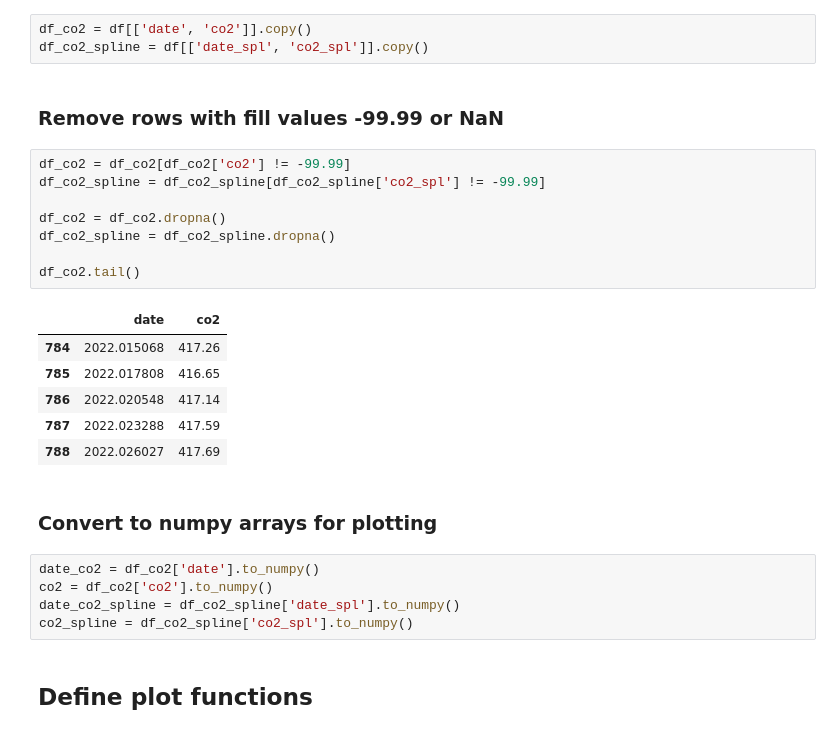
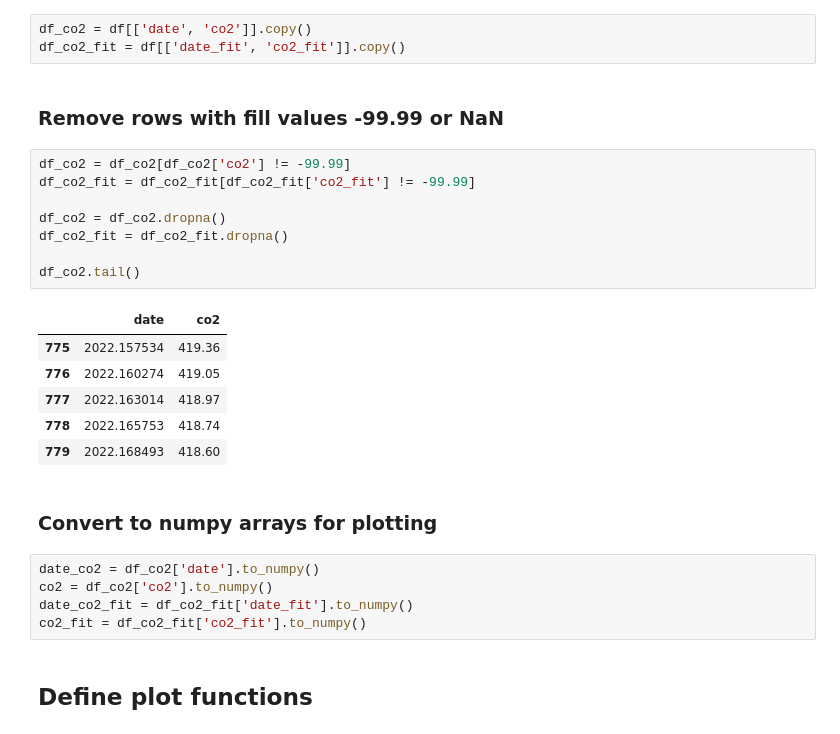
Before and after one commit to sio-co2o2/keelingcurve_notebooks, a Jupyter notebook: notebooks/plot_full_mlo_record_keelingcurve.ipynb, the cells around one changed output. Saved outputs shown, nothing was run; the diff lists cells and outputs as text.

```diff
--- a/notebooks/plot_full_mlo_record_keelingcurve.ipynb
+++ b/notebooks/plot_full_mlo_record_keelingcurve.ipynb
@@ -69,30 +70,30 @@ The decimal date is the midpoint of each month for the monthly record and for th
 # %%
 df_co2 = df[['date', 'co2']].copy()
-df_co2_spline = df[['date_spl', 'co2_spl']].copy()
+df_co2_fit = df[['date_fit', 'co2_fit']].copy()
 # %% [markdown]
 ### Remove rows with fill values -99.99 or NaN
 # %%
 df_co2 = df_co2[df_co2['co2'] != -99.99]
-df_co2_spline = df_co2_spline[df_co2_spline['co2_spl'] != -99.99]
+df_co2_fit = df_co2_fit[df_co2_fit['co2_fit'] != -99.99]
 
 df_co2 = df_co2.dropna()
-df_co2_spline = df_co2_spline.dropna()
+df_co2_fit = df_co2_fit.dropna()
 
 df_co2.tail()
 # %% [output]
 |  | date | co2 |
-| 784 | 2022.015068 | 417.26 |
-| 785 | 2022.017808 | 416.65 |
-| 786 | 2022.020548 | 417.14 |
-| 787 | 2022.023288 | 417.59 |
-| 788 | 2022.026027 | 417.69 |
+| 775 | 2022.157534 | 419.36 |
+| 776 | 2022.160274 | 419.05 |
+| 777 | 2022.163014 | 418.97 |
+| 778 | 2022.165753 | 418.74 |
+| 779 | 2022.168493 | 418.60 |
 # %% [markdown]
 ### Convert to numpy arrays for plotting
 # %%
 date_co2 = df_co2['date'].to_numpy()
 co2 = df_co2['co2'].to_numpy()
-date_co2_spline = df_co2_spline['date_spl'].to_numpy()
-co2_spline = df_co2_spline['co2_spl'].to_numpy()
+date_co2_fit = df_co2_fit['date_fit'].to_numpy()
+co2_fit = df_co2_fit['co2_fit'].to_numpy()
 # %% [markdown]
 ## Define plot functions
 # %%
```
Also changed, not shown: parts of 12 cells of this notebook, 8 other files.
